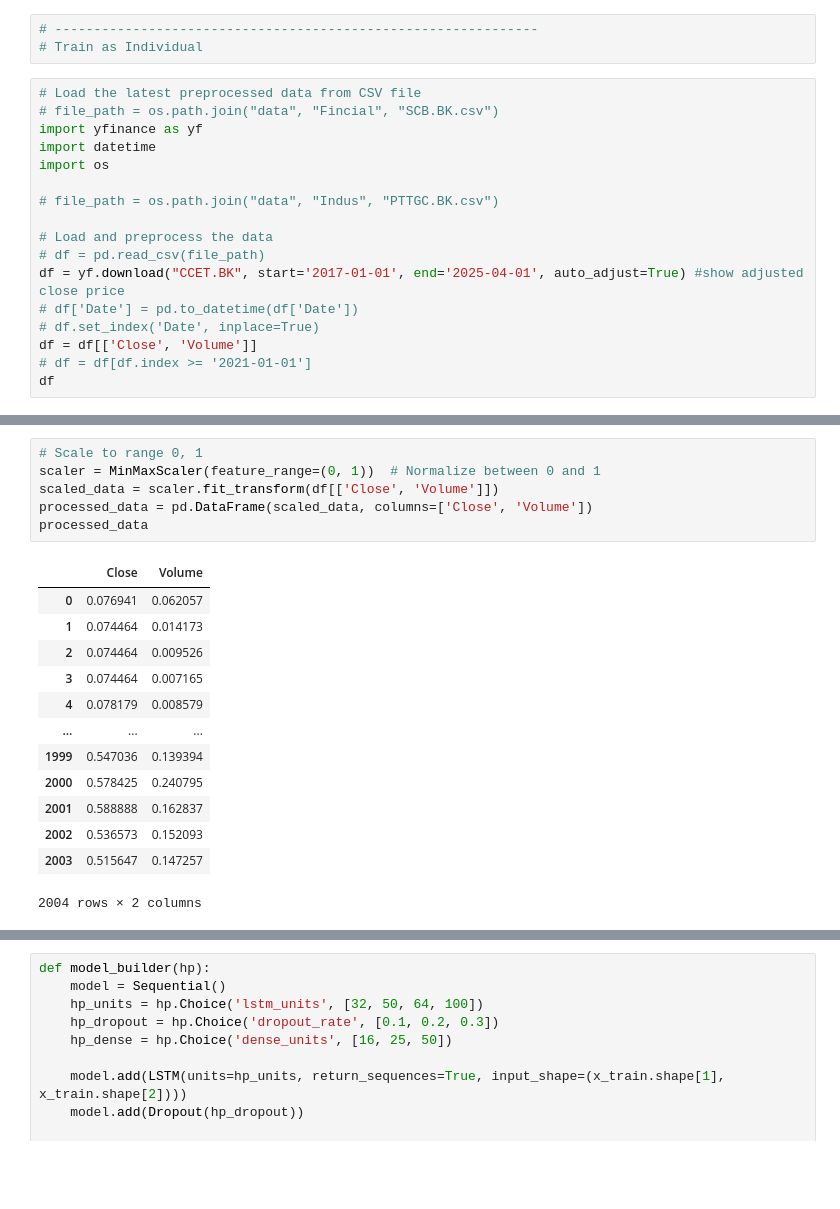
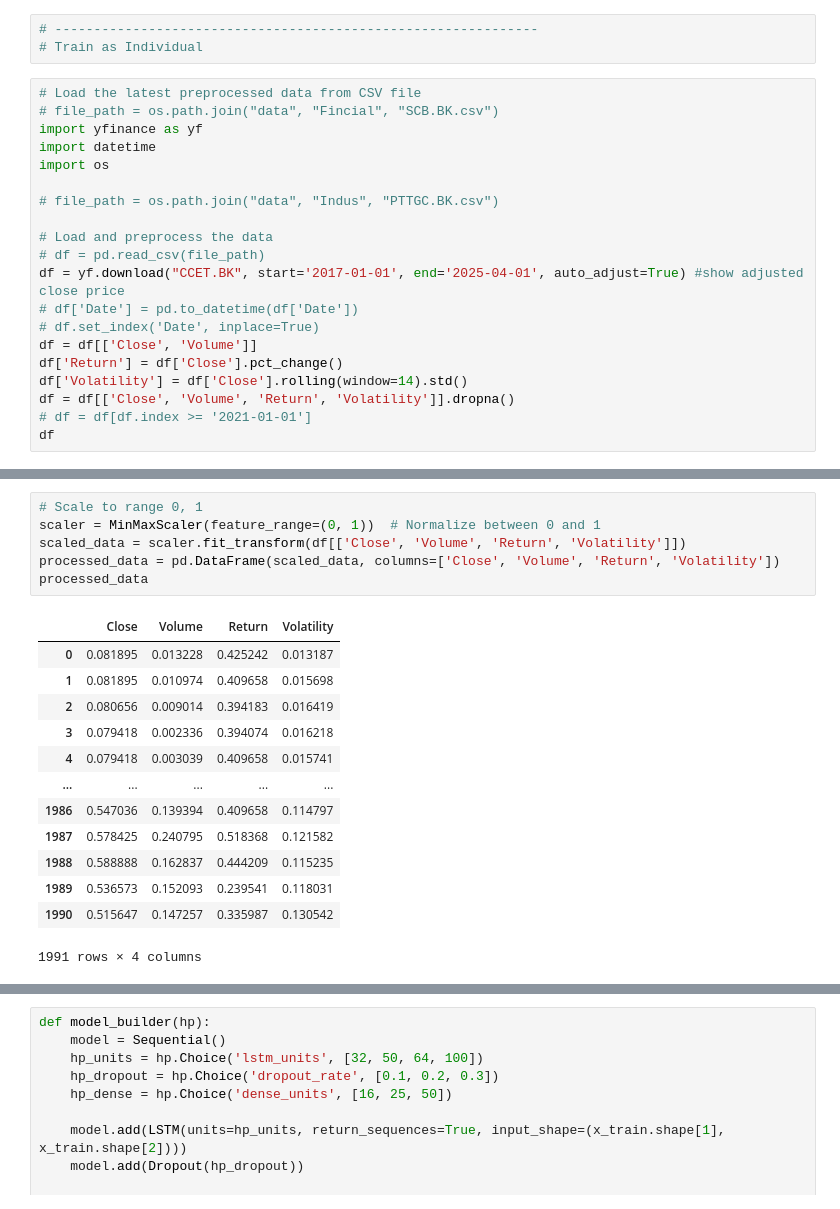
Before and after one commit to kninks/stockie-ml, a Jupyter notebook: train_model.ipynb, the cells around one changed output, grey strips where cells are left out. Drawn from its saved outputs; the diff is of its cells as text; blank space fills up the shorter version.

```diff
--- a/train_model.ipynb
+++ b/train_model.ipynb
@@ -384,6 +384,9 @@ df = yf.download("CCET.BK", start='2017-01-01', end='2025-04-01', auto_adjust=Tr
 # df['Date'] = pd.to_datetime(df['Date'])
 # df.set_index('Date', inplace=True)
 df = df[['Close', 'Volume']]
+df['Return'] = df['Close'].pct_change()
+df['Volatility'] = df['Close'].rolling(window=14).std()
+df = df[['Close', 'Volume', 'Return', 'Volatility']].dropna()
 # df = df[df.index >= '2021-01-01']
 df
 # %% [output]
@@ -406,23 +409,23 @@ df
 # %%
 # Scale to range 0, 1
 scaler = MinMaxScaler(feature_range=(0, 1))  # Normalize between 0 and 1
-scaled_data = scaler.fit_transform(df[['Close', 'Volume']])
-processed_data = pd.DataFrame(scaled_data, columns=['Close', 'Volume'])
+scaled_data = scaler.fit_transform(df[['Close', 'Volume', 'Return', 'Volatility']])
+processed_data = pd.DataFrame(scaled_data, columns=['Close', 'Volume', 'Return', 'Volatility'])
 processed_data
 # %% [output]
-|  | Close | Volume |
-| 0 | 0.076941 | 0.062057 |
-| 1 | 0.074464 | 0.014173 |
-| 2 | 0.074464 | 0.009526 |
-| 3 | 0.074464 | 0.007165 |
-| 4 | 0.078179 | 0.008579 |
-| ... | ... | ... |
-| 1999 | 0.547036 | 0.139394 |
-| 2000 | 0.578425 | 0.240795 |
-| 2001 | 0.588888 | 0.162837 |
-| 2002 | 0.536573 | 0.152093 |
-| 2003 | 0.515647 | 0.147257 |
+|  | Close | Volume | Return | Volatility |
+| 0 | 0.081895 | 0.013228 | 0.425242 | 0.013187 |
+| 1 | 0.081895 | 0.010974 | 0.409658 | 0.015698 |
+| 2 | 0.080656 | 0.009014 | 0.394183 | 0.016419 |
+| 3 | 0.079418 | 0.002336 | 0.394074 | 0.016218 |
+| 4 | 0.079418 | 0.003039 | 0.409658 | 0.015741 |
+| ... | ... | ... | ... | ... |
+| 1986 | 0.547036 | 0.139394 | 0.409658 | 0.114797 |
+| 1987 | 0.578425 | 0.240795 | 0.518368 | 0.121582 |
+| 1988 | 0.588888 | 0.162837 | 0.444209 | 0.115235 |
+| 1989 | 0.536573 | 0.152093 | 0.239541 | 0.118031 |
+| 1990 | 0.515647 | 0.147257 | 0.335987 | 0.130542 |
-2004 rows × 2 columns
+1991 rows × 4 columns
 # %%
 # Split into the training and testing sets
 train_data, test_data = train_test_split(scaled_data, train_size=0.8, shuffle=False)
```
Also changed, not shown: parts of 5 cells of this notebook, 20 other files.
